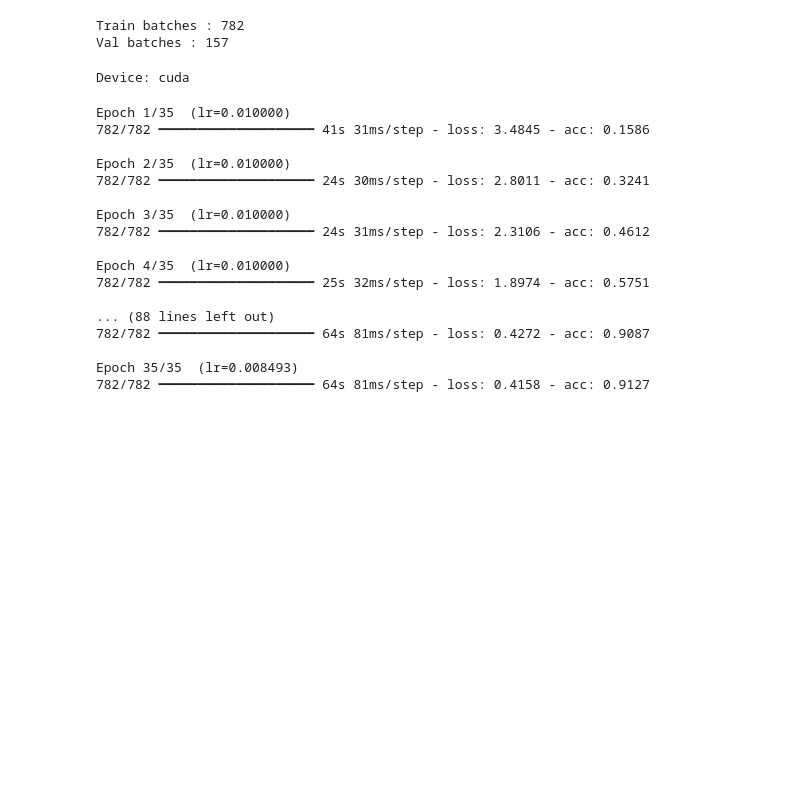
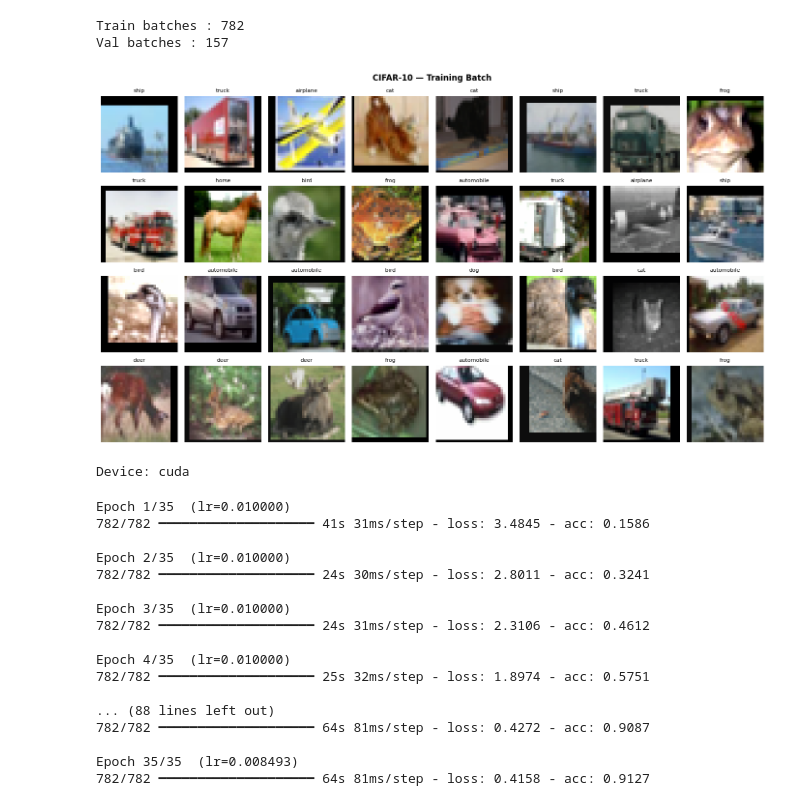
Before and after one commit to wtfPrethiv/Going-Deeper-with-Convolutions-InceptionNet-ReImpl., a Jupyter notebook: notebooks/InceptionNet.ipynb, the cells around one changed output. Cells and saved outputs as stored; diff of their text form; code cells hidden in the pictures; blank space fills up the shorter version.

```diff
--- a/notebooks/InceptionNet.ipynb
+++ b/notebooks/InceptionNet.ipynb
@@ -219,6 +221,26 @@ print(f'Val batches : {len(val_loader)}')
 # %% [output]
 Train batches : 782
 Val batches : 157
+# %%
+def denormalize(tensor):
+    mean = np.array([0.4914, 0.4822, 0.4465])
+    std  = np.array([0.2023, 0.1994, 0.2010])
+    img  = tensor.permute(1, 2, 0).numpy()
+    return np.clip(img * std + mean, 0, 1)
+
+images, labels = next(iter(train_loader))
+
+fig, axes = plt.subplots(4, 8, figsize=(14, 8))
+for ax, img, lbl in zip(axes.flat, images, labels):
+    ax.imshow(denormalize(img))
+    ax.set_title(train_dataset.classes[lbl], fontsize=8)
+    ax.axis("off")
+
+plt.suptitle("CIFAR-10 — Training Batch", fontweight="bold")
+plt.tight_layout()
+plt.show()
+# %% [output]
+[figure, added]
 # %%
 device = 'cuda' if torch.cuda.is_available() else 'cpu'
 print(f'Device: {device}')
```
Also changed, not shown: parts of 1 cell of this notebook, 12 other files.
